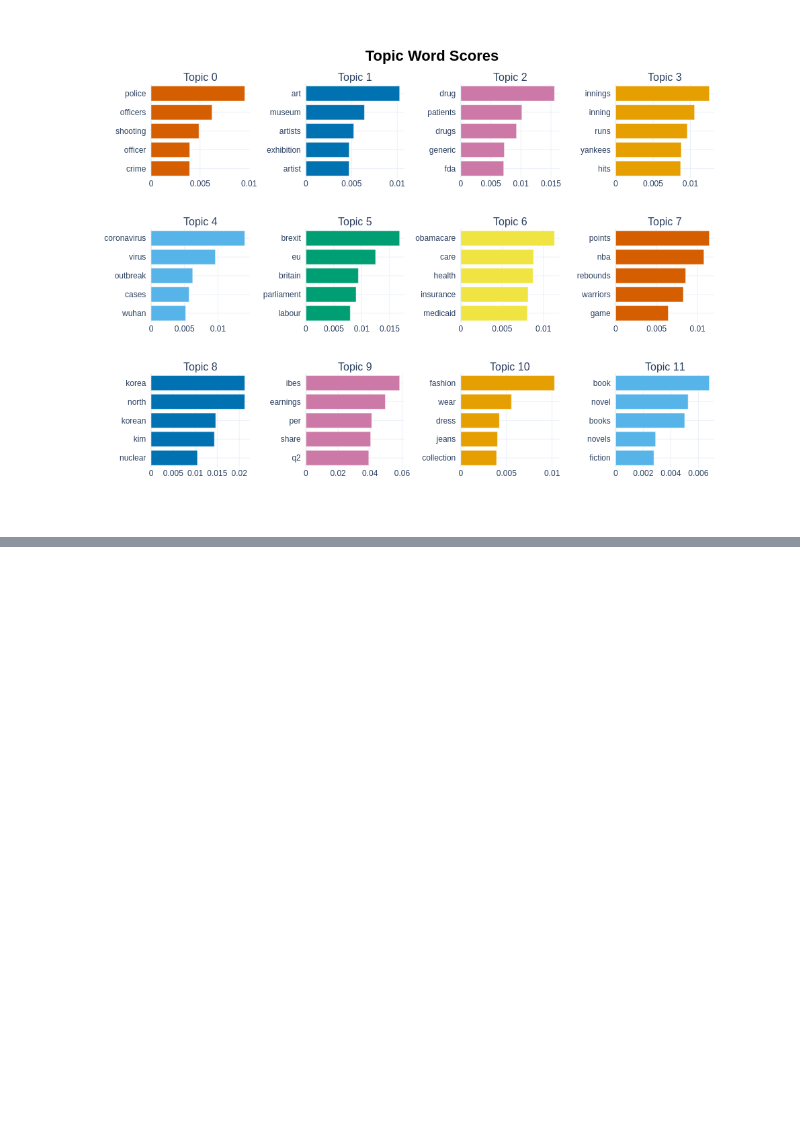
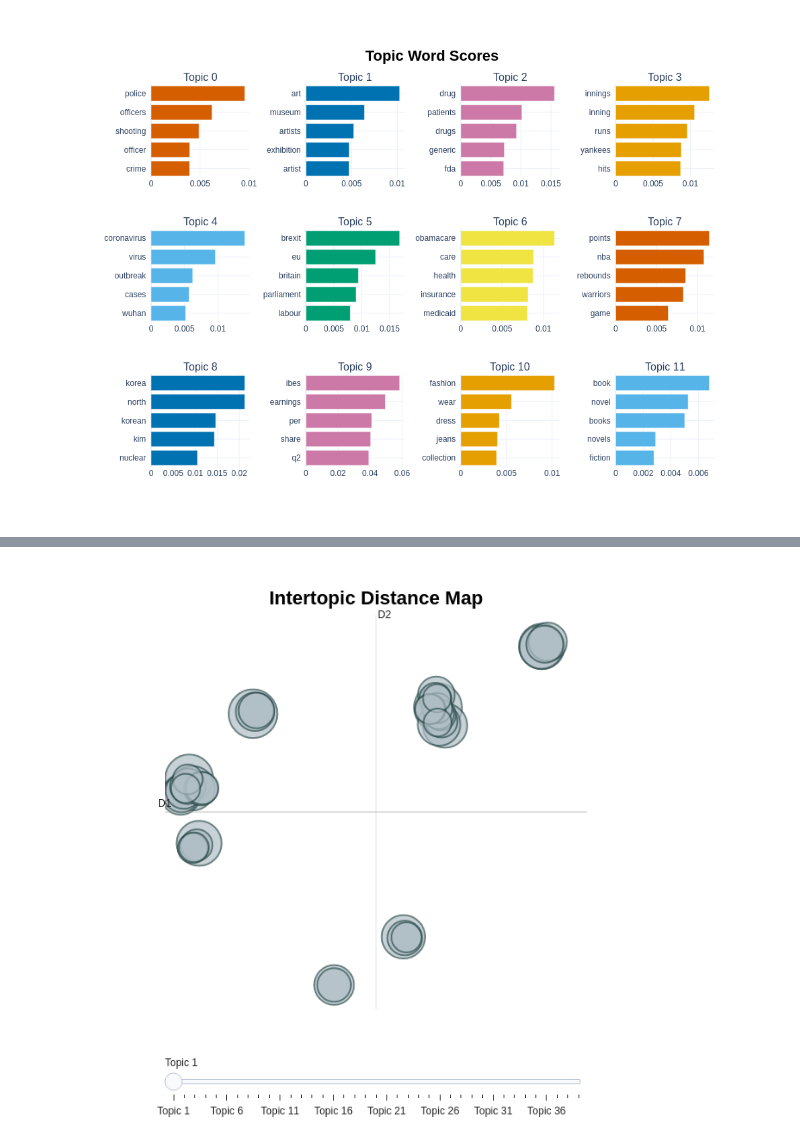
Before and after one commit to rafael-ariascalles/nlp-glg-clustering-pipeline, a Jupyter notebook: notebooks/TopicExtraction.ipynb, the cells around one changed output, grey strips where cells are left out. Saved outputs shown, nothing was run; the diff lists cells and outputs as text; code cells hidden in the pictures; blank space fills up the shorter version.

```diff
--- a/notebooks/TopicExtraction.ipynb
+++ b/notebooks/TopicExtraction.ipynb
@@ -156,0 +186,7 @@ Image(img_bytes)
+# %%
+tp = topic_model.visualize_topics()
+# %%
+img_bytes = tp.to_image(format="png")
+Image(img_bytes)
+# %% [output]
+[figure, added]
```
Also changed, not shown: parts of 4 cells of this notebook.
